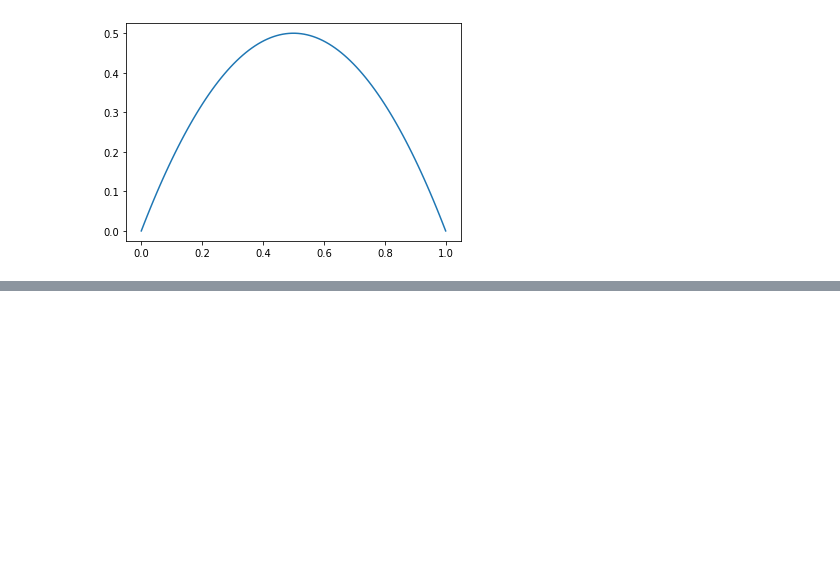
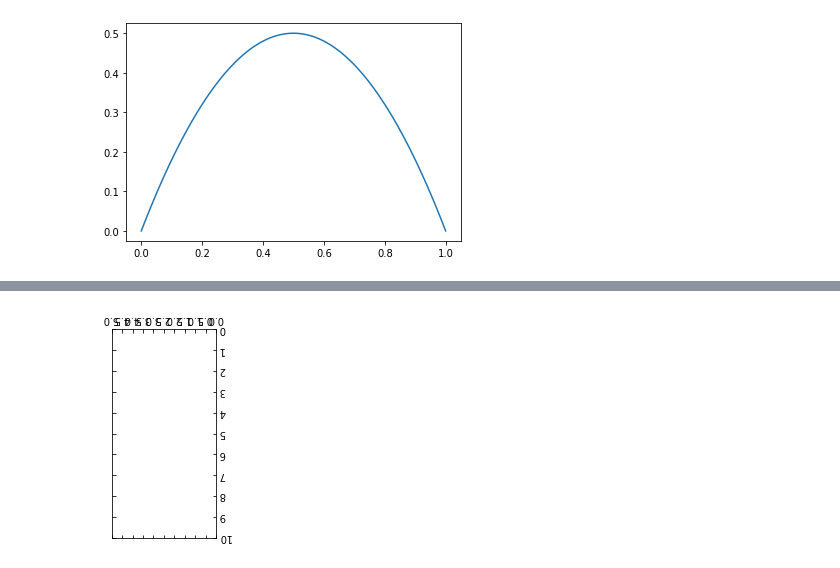
Before and after one commit to ManuelSanchezUribe/ManuelSanchezUribe.github.io, a Jupyter notebook: IMT3410/Photo_to_mesh.ipynb, the cells around one changed output, grey strips where cells are left out. Saved outputs shown, nothing was run; the diff lists cells and outputs as text; code cells hidden in the pictures; blank space fills up the shorter version.

```diff
--- a/IMT3410/Photo_to_mesh.ipynb
+++ b/IMT3410/Photo_to_mesh.ipynb
@@ -292,0 +381,27 @@ plt.plot(b[:,0],b[:,1])
+# %%
+# import the packages
+import matplotlib.pyplot as plt
+from matplotlib.transforms import Affine2D
+import mpl_toolkits.axisartist.floating_axes as floating_axes
+
+# set the figure size
+plt.rcParams["figure.figsize"] = [7.00, 3.50]
+plt.rcParams["figure.autolayout"] = True
+
+# plot the figure
+fig = plt.figure()
+
+scales = (0, 5, 0, 10)
+
+# Add 2D affine transformation
+t = Affine2D().rotate_deg(180)
+
+# Add floating axes
+h = floating_axes.GridHelperCurveLinear(t, scales)
+ax = floating_axes.FloatingSubplot(fig, 111, grid_helper=h)
+
+fig.add_subplot(ax)
+
+plt.show()
+# %% [output]
+[figure, added]
```
Also changed, not shown: parts of 5 cells of this notebook, 4 other files.
